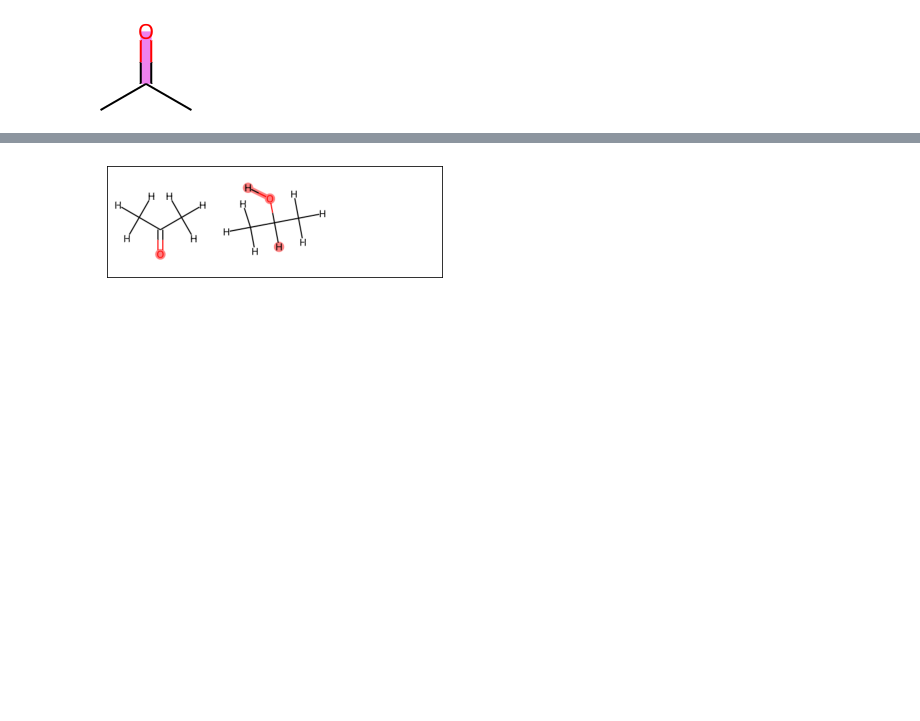
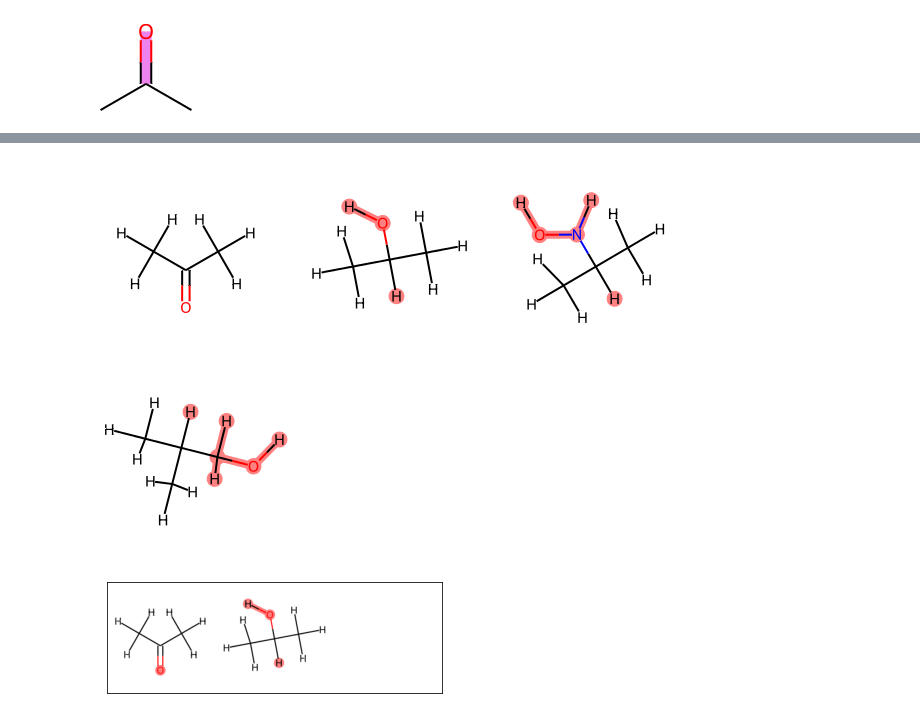
Before and after one commit to deloragaskins/data_science_public, a Jupyter notebook: DK_tutorials/constructing_intro_of_VisualisingMaskingfortokenprediction.ipynb, the cells around one changed output, grey strips where cells are left out. Saved outputs shown, nothing was run; the diff lists cells and outputs as text; code cells hidden in the pictures; blank space fills up the shorter version.

```diff
--- a/DK_tutorials/constructing_intro_of_VisualisingMaskingfortokenprediction.ipynb
+++ b/DK_tutorials/constructing_intro_of_VisualisingMaskingfortokenprediction.ipynb
@@ -124,2 +178,31 @@ for mol2 in predictions_mols:
+# %%
+def difference_Hs_2(mol1, mol2):
+    mol1=Chem.AddHs(mol1)
+    mol2=Chem.AddHs(mol2)
+    mcs = rdFMCS.FindMCS([mol1,mol2])
+    mcs_mol = Chem.MolFromSmarts(mcs.smartsString)
+    match1 = mol1.GetSubstructMatch(mcs_mol)
+    target_atm1 = []
+    for atom in mol1.GetAtoms():
+        if atom.GetIdx() not in match1:
+            target_atm1.append(atom.GetIdx())
+    match2 = mol2.GetSubstructMatch(mcs_mol)
+    target_atm2 = []
+    for atom in mol2.GetAtoms():
+        if atom.GetIdx() not in match2:
+            target_atm2.append(atom.GetIdx())
+    return target_atm2
+
+
+originalmol=mol
+HighlightDiffList=[]
+valid_mols_list_Hs=[]
+for mols in predictions_mols:
+  HighlightDiffList.append(difference_Hs_2(originalmol, mols))
+  valid_mols_list_Hs.append(Chem.AddHs(mols))
+
+ChemDraw.MolsToGridImage(valid_mols_list_Hs,highlightAtomLists=HighlightDiffList)
+# %% [output]
+[figure, added]
 # %%
 mol1=mol
```
Also changed, not shown: parts of 9 cells of this notebook, 1 other file.
